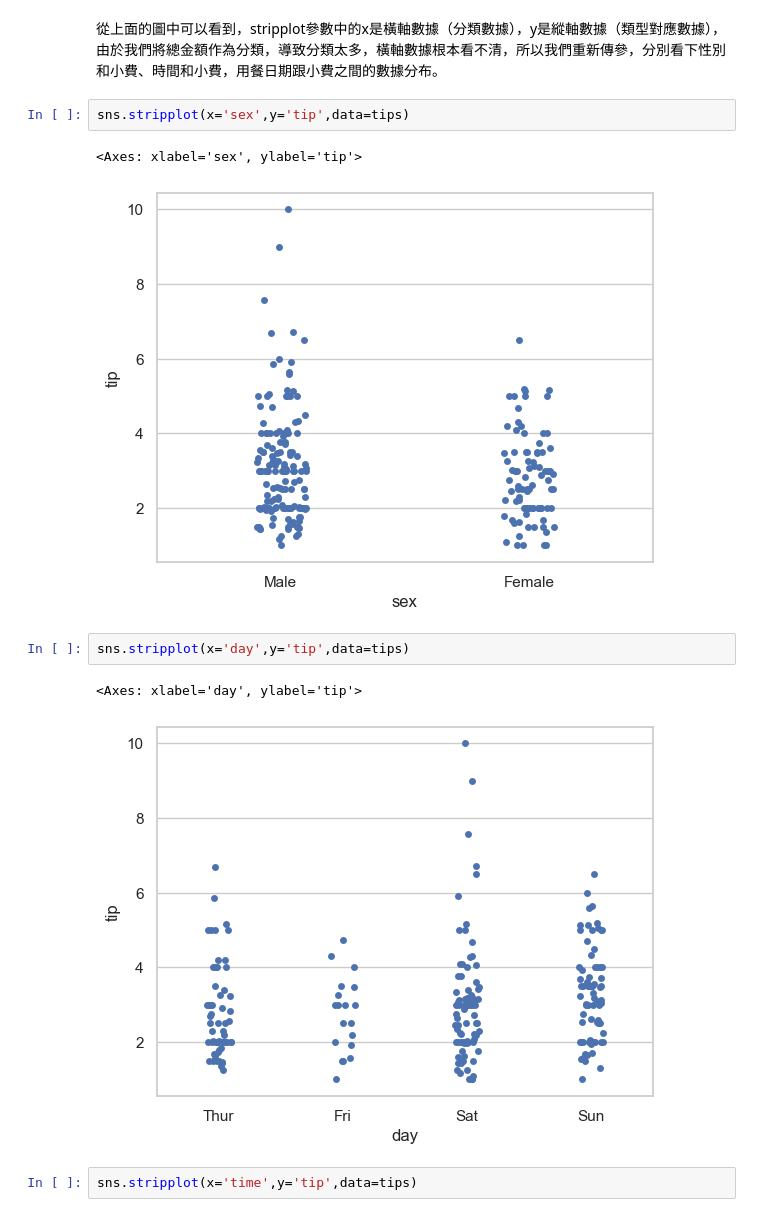
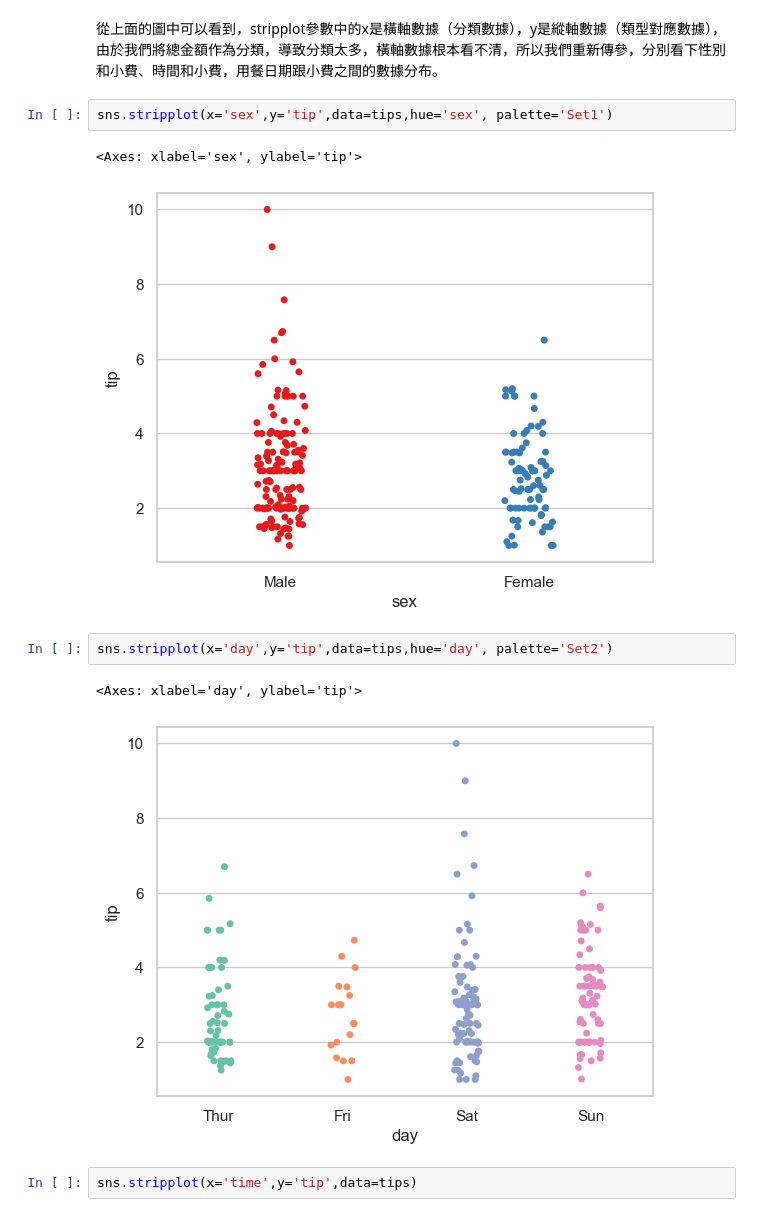
Before and after one commit to sunny1247777/IMLP, a Jupyter notebook: Unit02/2.4.2_Seaborn數據視覺化.ipynb, the cells around one changed output. Saved outputs shown, nothing was run; the diff lists cells and outputs as text.

```diff
--- a/Unit02/2.4.2_Seaborn數據視覺化.ipynb
+++ b/Unit02/2.4.2_Seaborn數據視覺化.ipynb
@@ -211,15 +218,15 @@ sns.stripplot(x='total_bill',y='tip',data=tips)
 # %% [markdown]
 從上面的圖中可以看到，stripplot參數中的x是橫軸數據（分類數據），y是縱軸數據（類型對應數據），由於我們將總金額作為分類，導致分類太多，橫軸數據根本看不清，所以我們重新傳參，分別看下性別和小費、時間和小費，用餐日期跟小費之間的數據分布。
 # %%
-sns.stripplot(x='sex',y='tip',data=tips)
+sns.stripplot(x='sex',y='tip',data=tips,hue='sex', palette='Set1')
 # %% [output]
 <Axes: xlabel='sex', ylabel='tip'>
-[figure, old version]
+[figure, new version]
 # %%
-sns.stripplot(x='day',y='tip',data=tips)
+sns.stripplot(x='day',y='tip',data=tips,hue='day', palette='Set2')
 # %% [output]
 <Axes: xlabel='day', ylabel='tip'>
-[figure, old version]
+[figure, new version]
 # %%
 sns.stripplot(x='time',y='tip',data=tips)
 # %% [output]
```
Also changed, not shown: parts of 3 cells of this notebook.
